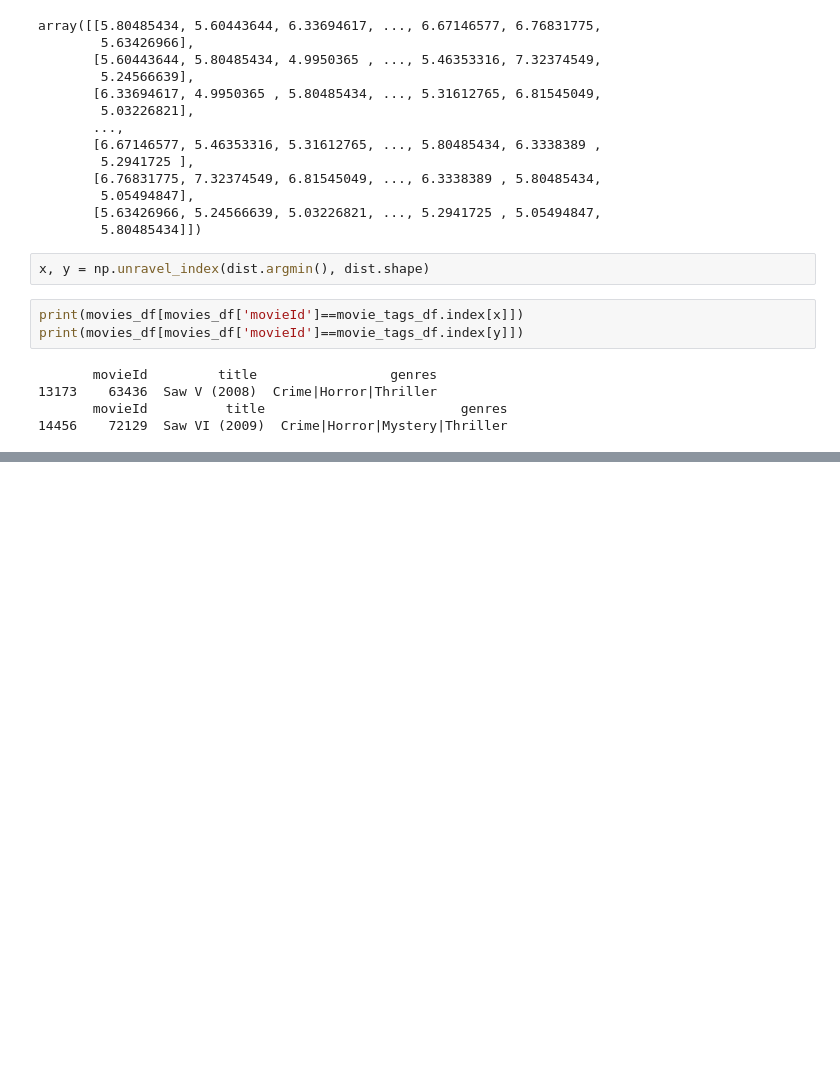
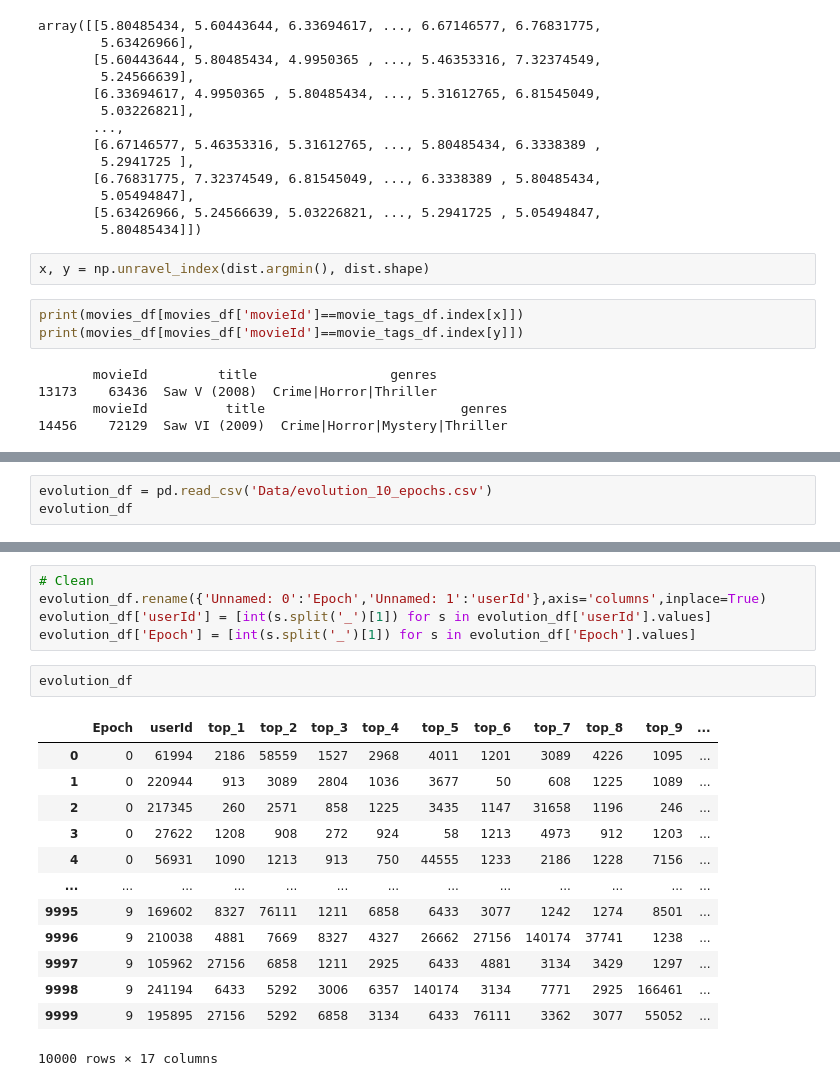
Before and after one commit to enoordeh/WestCoastDatathon, a Jupyter notebook: diversity.ipynb, the cells around one changed output, grey strips where cells are left out. Drawn from its saved outputs; the diff is of its cells as text; blank space fills up the shorter version.

```diff
--- a/diversity.ipynb
+++ b/diversity.ipynb
@@ -120,0 +145,3 @@ print(movies_df[movies_df['movieId']==movie_tags_df.index[y]])
+# %%
+evolution_df = pd.read_csv('Data/evolution_10_epochs.csv')
+evolution_df
@@ -120,0 +162,21 @@ print(movies_df[movies_df['movieId']==movie_tags_df.index[y]])
+# %%
+# Clean
+evolution_df.rename({'Unnamed: 0':'Epoch','Unnamed: 1':'userId'},axis='columns',inplace=True)
+evolution_df['userId'] = [int(s.split('_')[1]) for s in evolution_df['userId'].values]
+evolution_df['Epoch'] = [int(s.split('_')[1]) for s in evolution_df['Epoch'].values]
+# %%
+evolution_df
+# %% [output]
+|  | Epoch | userId | top_1 | top_2 | top_3 | top_4 | top_5 | top_6 | top_7 | top_8 | top_9 | ... |
+| 0 | 0 | 61994 | 2186 | 58559 | 1527 | 2968 | 4011 | 1201 | 3089 | 4226 | 1095 | ... |
+| 1 | 0 | 220944 | 913 | 3089 | 2804 | 1036 | 3677 | 50 | 608 | 1225 | 1089 | ... |
+| 2 | 0 | 217345 | 260 | 2571 | 858 | 1225 | 3435 | 1147 | 31658 | 1196 | 246 | ... |
+| 3 | 0 | 27622 | 1208 | 908 | 272 | 924 | 58 | 1213 | 4973 | 912 | 1203 | ... |
+| 4 | 0 | 56931 | 1090 | 1213 | 913 | 750 | 44555 | 1233 | 2186 | 1228 | 7156 | ... |
+| ... | ... | ... | ... | ... | ... | ... | ... | ... | ... | ... | ... | ... |
+| 9995 | 9 | 169602 | 8327 | 76111 | 1211 | 6858 | 6433 | 3077 | 1242 | 1274 | 8501 | ... |
+| 9996 | 9 | 210038 | 4881 | 7669 | 8327 | 4327 | 26662 | 27156 | 140174 | 37741 | 1238 | ... |
+| 9997 | 9 | 105962 | 27156 | 6858 | 1211 | 2925 | 6433 | 4881 | 3134 | 3429 | 1297 | ... |
+| 9998 | 9 | 241194 | 6433 | 5292 | 3006 | 6357 | 140174 | 3134 | 7771 | 2925 | 166461 | ... |
+| 9999 | 9 | 195895 | 27156 | 5292 | 6858 | 3134 | 6433 | 76111 | 3362 | 3077 | 55052 | ... |
+10000 rows × 17 columns
```
Also changed, not shown: parts of 12 cells of this notebook, 1 other file.
